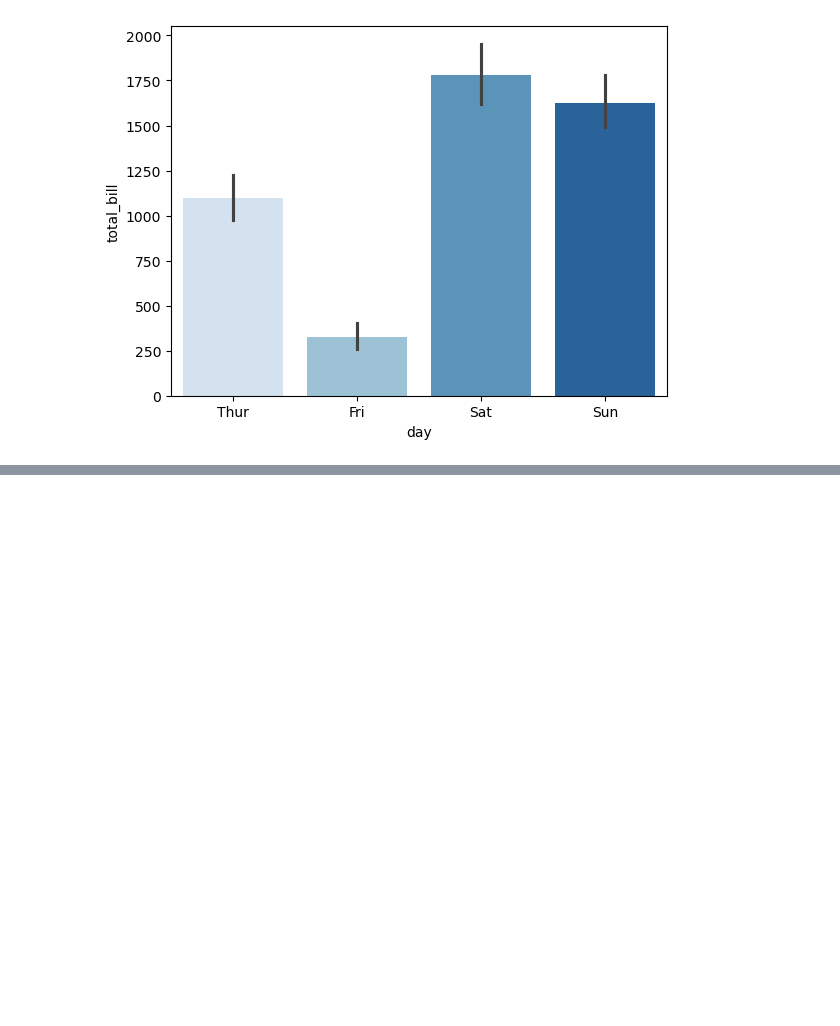
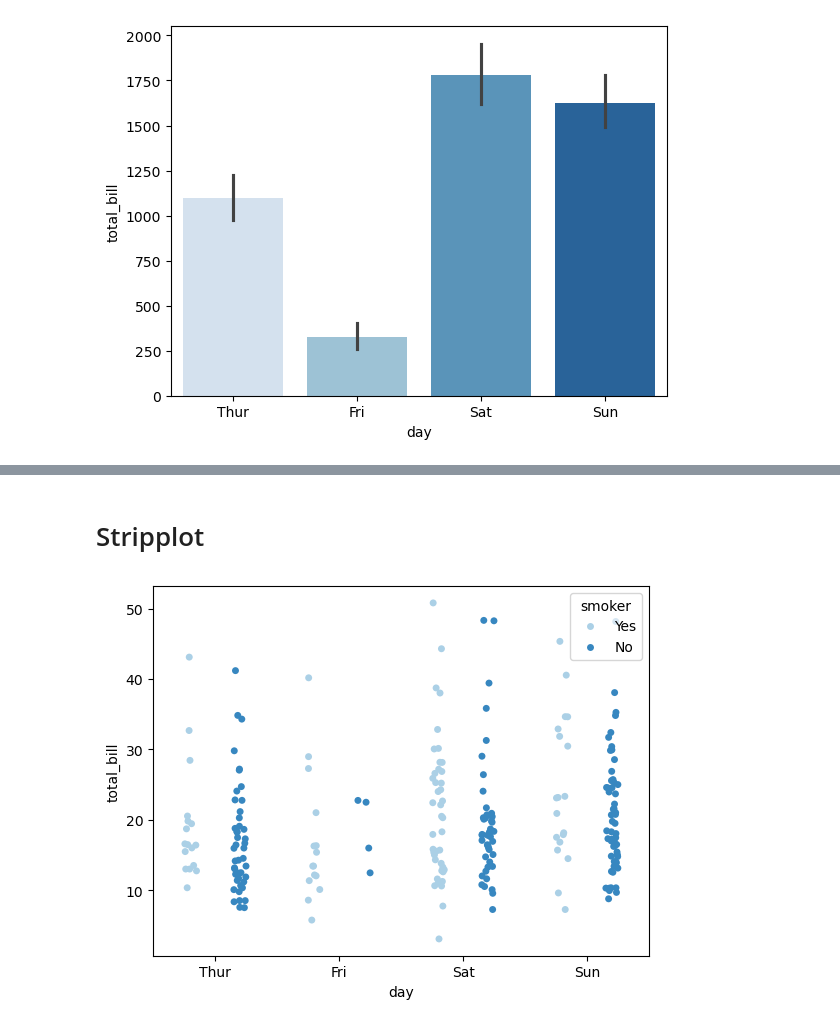
Before and after one commit to Sakib-Hasan3/Machine-Learning-Roadmap, a Jupyter notebook: Machine_learning/tutorial 9/seaborn.ipynb, the cells around one changed output, grey strips where cells are left out. Saved outputs shown, nothing was run; the diff lists cells and outputs as text; code cells hidden in the pictures; blank space fills up the shorter version.

```diff
--- a/Machine_learning/tutorial 9/seaborn.ipynb
+++ b/Machine_learning/tutorial 9/seaborn.ipynb
@@ -99,0 +120,7 @@ Passing `palette` without assigning `hue` is deprecated and will be removed in v
+# %% [markdown]
+# Stripplot
+# %%
+sns.stripplot(x="day", y="total_bill", data=tips, palette="Blues",hue='smoker',dodge=True, jitter=True)
+plt.show()
+# %% [output]
+[figure, added]
```
Also changed, not shown: parts of 10 cells of this notebook.
